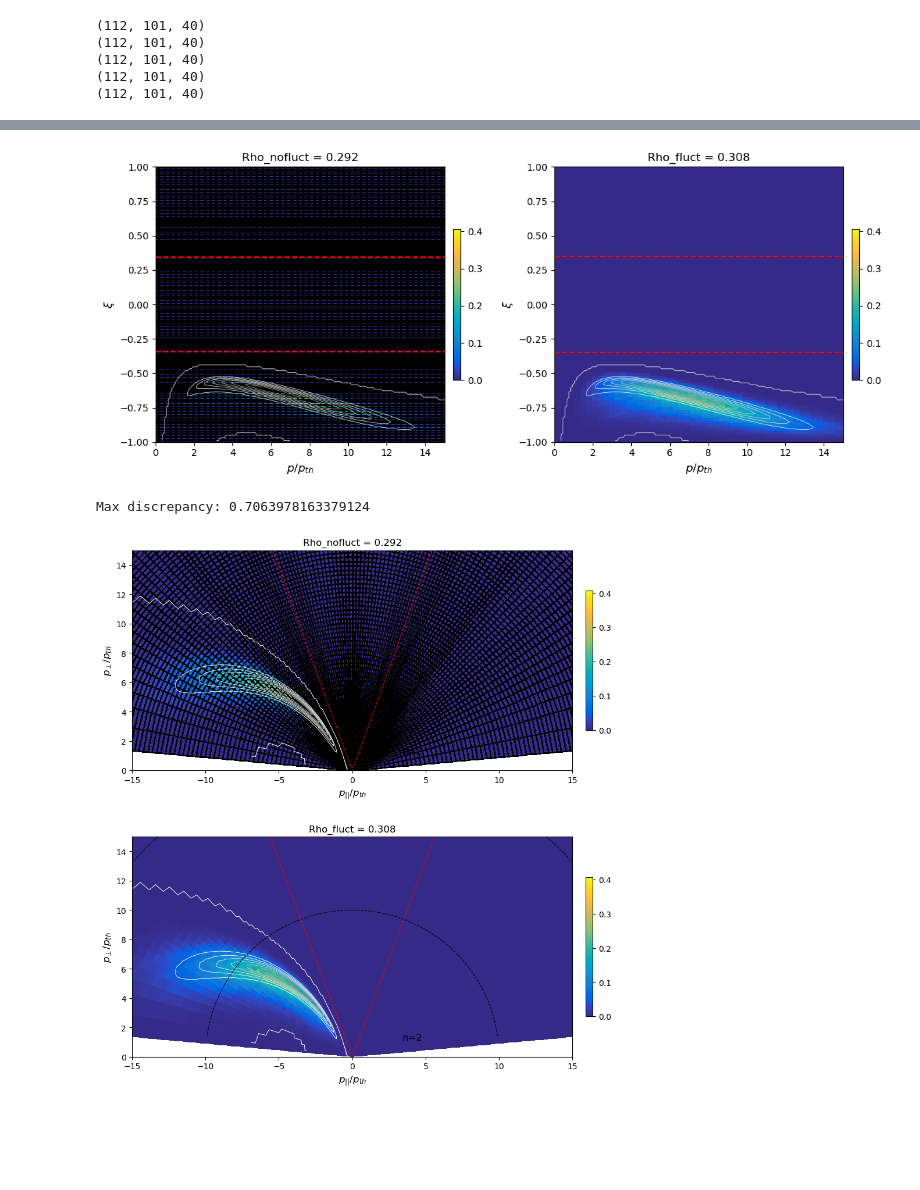
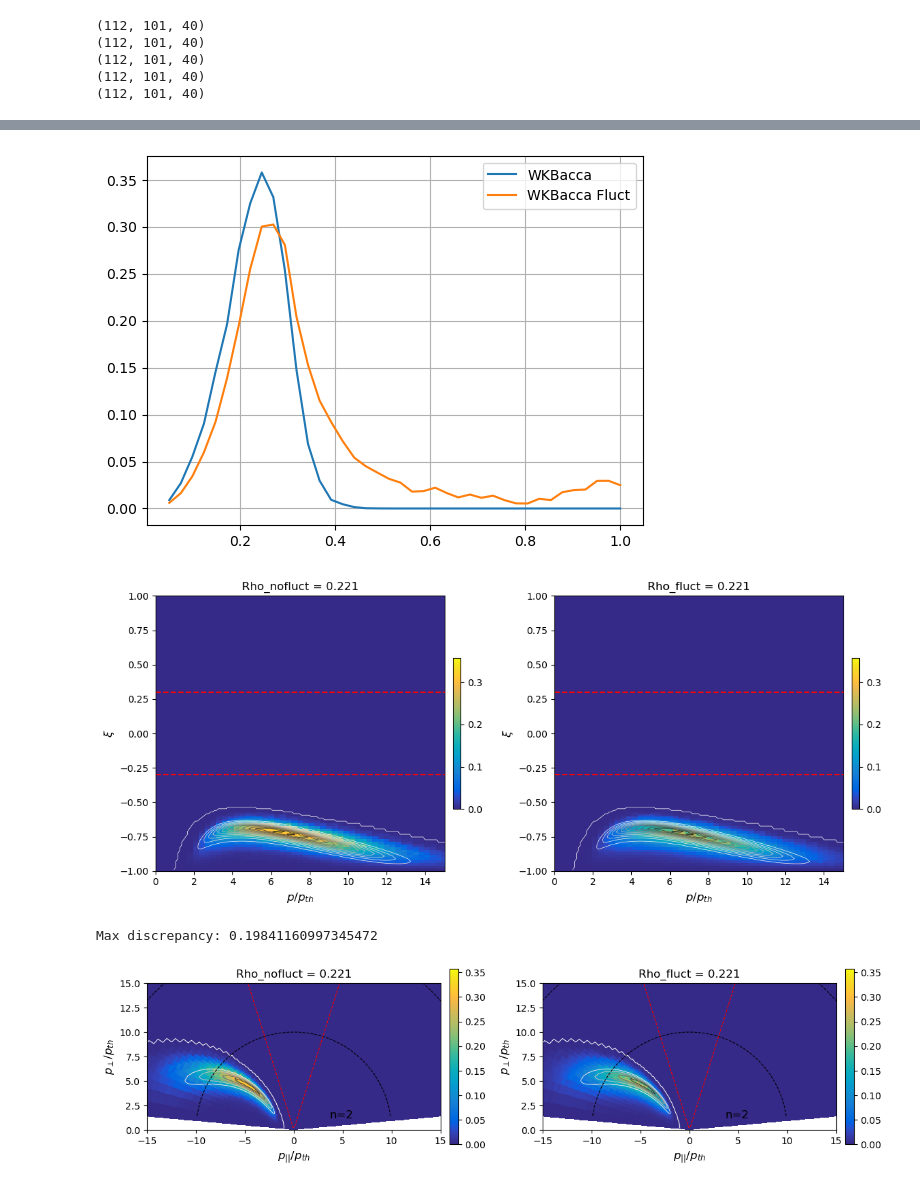
Before and after one commit to EwoutDevlaminck/WKBacca_QL, a Jupyter notebook: Analysis_sparse_test.ipynb, the cells around one changed output, grey strips where cells are left out. Saved outputs shown, nothing was run; the diff lists cells and outputs as text; code cells hidden in the pictures; blank space fills up the shorter version.

Commit message:
Update with last changes. Includes adding some extra files to the WKBacca cases.

```diff
--- a/Analysis_sparse_test.ipynb
+++ b/Analysis_sparse_test.ipynb
@@ -54,8 +54,8 @@ cm_data = [[0.2081, 0.1663, 0.5292], [0.2116238095, 0.1897809524, 0.5776761905],
 parula_map = LinearSegmentedColormap.from_list('parula', cm_data)
 parula_map.set_under(cm_data[0])
 # %%
-filename_nofluct = '/home/devlamin/Documents/WKBeam_related/WKBacca_QL/QL_bounce_TCV72644_1.25_nofluct_LUKE_sparse.h5'
-filename_fluct = '/home/devlamin/Documents/WKBeam_related/WKBacca_QL/QL_bounce_TCV72644_1.25_fluct_LUKE_sparse.h5'
+filename_nofluct = '/home/devlamin/Documents/WKBeam_related/WKBacca_QL/QL_bounce_TCV72644_1.25_nofluct_LUKE_F_sparse.h5'
+filename_fluct = '/home/devlamin/Documents/WKBeam_related/WKBacca_QL/QL_bounce_TCV72644_1.25_fluct_LUKE_F_sparse.h5'
 
 #filename_fluct = '/home/devlamin/Documents/WKBeam_related/Cases_ran_before/TCV72644_1.25/Fluct/QL_bounce_TCV72644_1.25_fluct_sparse.h5'
 
@@ -195,7 +200,7 @@ p_norm:(101,), ksi0:(112,), psi:(40,),  harmonics:(2,)
 def closest_index(val):
     return np.argmin(np.abs(rho_mat- val)), np.argmin(np.abs(np.sqrt(psi)- val)), np.argmin(np.abs(np.sqrt(psi_fluct)- val))
 
-rho_goal = 0.3
+rho_goal = 0.23
 
 plt.figure()
 len_mat = rho_mat.shape[0]
@@ -225,13 +230,13 @@ plt.show()
 # Create the full 1D array from the sparse data
 QL_bounce_flat = np.zeros(p_norm_w.shape[0]*ksi0_h.shape[0]*psi.shape[0]*harmonics.shape[0])
 QL_bounce_flat[QL_mask] = QL_bounce_sparse
-QL_bounce = QL_bounce_flat.reshape((p_norm_w.shape[0], ksi0_h.shape[0], psi.shape[0], harmonics.shape[0]))
+QL_bounce = QL_bounce_flat.reshape((p_norm_w.shape[0], ksi0_h.shape[0], psi.shape[0], harmonics.shape[0]), order='F')
 QL_bounce = np.transpose(QL_bounce, (1, 0, 2, 3))
 print(QL_bounce.shape)
 
 QL_bounce_flat_fluct = np.zeros(p_norm_w_fluct.shape[0]*ksi0_h_fluct.shape[0]*psi_fluct.shape[0]*harmonics_fluct.shape[0])
 QL_bounce_flat_fluct[QL_mask_fluct] = QL_bounce_sparse_fluct
-QL_bounce_fluct = QL_bounce_flat_fluct.reshape((p_norm_w_fluct.shape[0], ksi0_h_fluct.shape[0], psi_fluct.shape[0], harmonics_fluct.shape[0]))
+QL_bounce_fluct = QL_bounce_flat_fluct.reshape((p_norm_w_fluct.shape[0], ksi0_h_fluct.shape[0], psi_fluct.shape[0], harmonics_fluct.shape[0]), order='F')
 QL_bounce_fluct = np.transpose(QL_bounce_fluct, (1, 0, 2, 3))
 print(QL_bounce_fluct.shape)
 # %% [output]
@@ -347,8 +354,17 @@ plt.show()
+# %%
+plt.figure()
+plt.plot(np.sqrt(psi), np.amax(DRF_pp_nofluct, axis=(0, 1)), label='WKBacca')
+plt.plot(np.sqrt(psi), np.amax(DRF_pp_fluct, axis=(0, 1)), label='WKBacca Fluct')
+plt.legend()
+plt.grid()
+plt.show()
+# %% [output]
+[figure, added]
 # %%
 plt.figure(figsize=(12, 5))
 ax = plt.subplot(121)
 
-fig = ax.pcolormesh(Pnorm, Ksi0, DRF_pp_nofluct[:,:,i_no_fluct], cmap=parula_map, vmin=min_nofluct, vmax=max_nofluct, edgecolors='k')
+fig = ax.pcolormesh(Pnorm, Ksi0, DRF_pp_nofluct[:,:,i_no_fluct], cmap=parula_map, vmin=min_nofluct, vmax=max_nofluct)#, edgecolors='k')
 fig2 = ax.contour(Pnorm_mat, Ksi0_mat, Drf_mat[:,:,i_mat].T, levels=np.linspace(min_mat, max_mat, 15), cmap='Greys', linewidths=0.5)
 
 colorbar = plt.colorbar(fig, orientation='vertical', pad=.025, shrink=.55)
@@ -380,19 +396,20 @@ plt.show()
 
 print(f'Max discrepancy: {np.max(DRF_pp_nofluct[i_no_fluct]/np.amax(Drf_mat[:,:,i_mat].T))}')
 # %% [output]
-[figure, old version]
+[figure, new version]
-Max discrepancy: 0.7063978163379124
+Max discrepancy: 0.19841160997345472
 # %%
 def Trapping_line(p_par, Trapksi0, i_psi):
     #Trapping line, giving p_perp_Trap = p_par_Trap * sqrt(1 - ksi0_T^2)/ksi0_T*sign(p_par_Trap)
     return np.sign(p_par) * p_par * np.sqrt(1 - Trapksi0[i_psi]**2)/Trapksi0[i_psi]
 # %%
-plt.figure(figsize=(10, 10))
-ax = plt.subplot(211)
+plt.figure(figsize=(12, 5))
+ax = plt.subplot(121)
 
-fig = ax.pcolormesh(PPAR[:,:,i_no_fluct], PPER[:,:,i_no_fluct], DRF_pp_nofluct[:,:,i_no_fluct], cmap=parula_map, vmin=min_nofluct, vmax=max_nofluct, edgecolors='k')
-fig2 = ax.contour(Ppar_mat, Pper_mat, Drf_mat[:,:,i_mat].T, levels=np.linspace(min_mat, max_mat, 15), cmap='Greys', linewidths=0.7)
-colorbar = plt.colorbar(fig, orientation='vertical', pad=.025, shrink=.55)
+fig1 = ax.pcolormesh(PPAR[:,:,i_no_fluct], PPER[:,:,i_no_fluct], DRF_pp_nofluct[:,:,i_no_fluct], cmap=parula_map, vmin=min_nofluct, vmax=max_nofluct)#, edgecolors='k')
+#fig1 = ax.contourf(PPAR[:,:,i_no_fluct], PPER[:,:,i_no_fluct], DRF_pp_nofluct[:,:,i_no_fluct], levels=np.linspace(min_nofluct, max_nofluct, 105), cmap=parula_map)
+fig2 = ax.contour(Ppar_mat, Pper_mat, Drf_mat[:,:,i_mat].T, levels=np.linspace(min_mat, max_mat, 7), cmap='Greys', linewidths=0.7)
+colorbar = plt.colorbar(fig1, orientation='vertical', pad=.025, shrink=.55)
 
 plt.contour(PPAR[:,:,i_no_fluct], PPER[:,:,i_no_fluct], Pnorm, levels=[10, 20, 29.99], colors='black', linestyles='dashed', linewidths=0.8)
 plt.annotate(r'n=2', xy=(3, 1), xytext=(7, 2), textcoords='offset points', fontsize=12)
@@ -401,33 +418,34 @@ plt.annotate(r'n=3', xy=(13, 16), xytext=(7, 2), textcoords='offset points', fon
 p_perp_Trap = Trapping_line(np.linspace(-p_max, p_max, 200), Trapksi0, i_no_fluct)
 plt.plot(np.linspace(-p_max, p_max, 200), p_perp_Trap, color='r', linestyle='--', linewidth=0.8)
 
 ax.set_xlabel(r'$p_{||}/p_{th}$', size=12)
 ax.set_ylabel(r'$p_{\perp}/p_{th}$', size=12)
 ax.set_ylim(0, p_max)
 ax.set_xlim(-p_max, p_max)
 ax.set_aspect('equal')
 ax.set_title(f'Rho_nofluct = {np.sqrt(psi[i_no_fluct]):.3f}')
 
-ax = plt.subplot(212)
+ax = plt.subplot(122)
 fig3 = ax.pcolormesh(PPAR[:,:,i_fluct], PPER[:,:,i_fluct], DRF_pp_fluct[:,:,i_fluct], cmap=parula_map, vmin=min_nofluct, vmax=max_nofluct)
-fig4 = ax.contour(Ppar_mat, Pper_mat, Drf_mat[:,:,i_mat].T, levels=np.linspace(min_mat, max_mat, 15), cmap='Greys', linewidths=0.7)
+#fig3 = ax.contourf(PPAR[:,:,i_fluct], PPER[:,:,i_fluct], DRF_pp_fluct[:,:,i_fluct], levels=np.linspace(min_nofluct, max_nofluct, 105), cmap=parula_map)
+fig4 = ax.contour(Ppar_mat, Pper_mat, Drf_mat[:,:,i_mat].T, levels=np.linspace(min_mat, max_mat, 7), cmap='Greys', linewidths=0.7)
 colorbar = plt.colorbar(fig, orientation='vertical', pad=.025, shrink=.55)
 
 plt.contour(PPAR[:,:,i_fluct], PPER[:,:,i_fluct], Pnorm, levels=[10, 20, 29.99], colors='black', linestyles='dashed', linewidths=0.8)
 plt.annotate(r'n=2', xy=(3, 1), xytext=(7, 2), textcoords='offset points', fontsize=12)
 plt.annotate(r'n=3', xy=(13, 16), xytext=(7, 2), textcoords='offset points', fontsize=12)
 
 p_perp_Trap = Trapping_line(np.linspace(-p_max, p_max, 200), Trapksi0_fluct, i_fluct)
 plt.plot(np.linspace(-p_max, p_max, 200), p_perp_Trap, color='r', linestyle='--', linewidth=0.8)
 
 ax.set_xlabel(r'$p_{||}/p_{th}$', size=12)
 ax.set_ylabel(r'$p_{\perp}/p_{th}$', size=12)
 ax.set_ylim(0, p_max)
 ax.set_xlim(-p_max, p_max)
 ax.set_aspect('equal')
 ax.set_title(f'Rho_fluct = {np.sqrt(psi_fluct[i_fluct]):.3f}')
 
 plt.tight_layout()
 plt.show()
 # %% [output]
-[figure, old version]
+[figure, new version]
```
Also changed, not shown: parts of 7 cells of this notebook, 6 other files.
